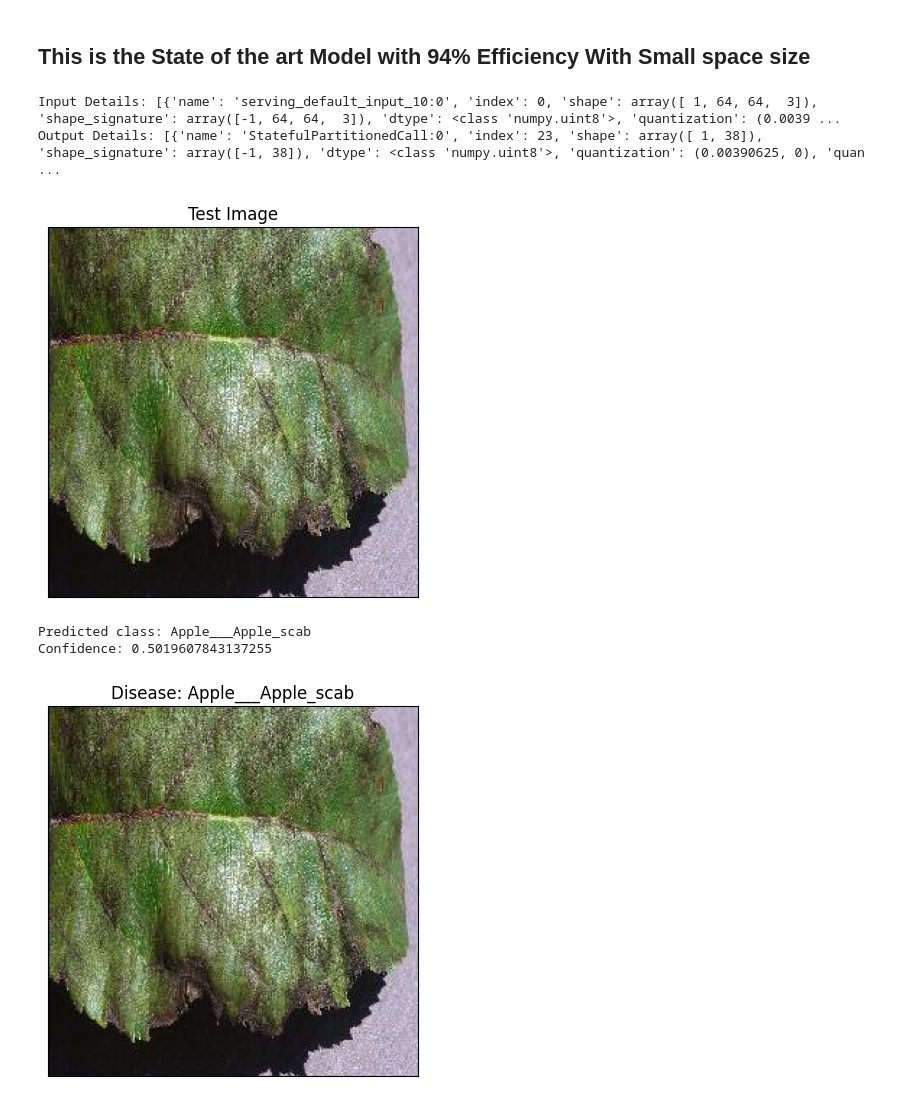
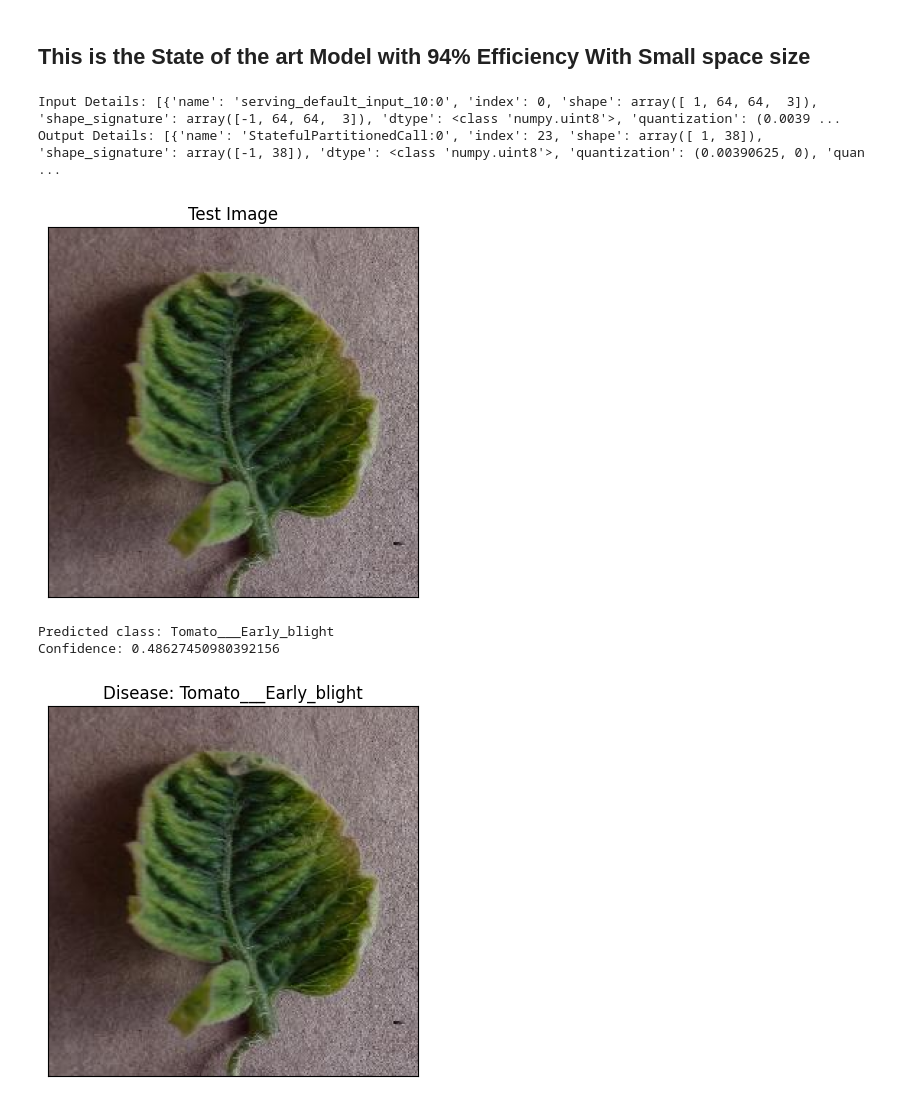
Before and after one commit to nike14rath/Plant-Disease-Monitoring, a Jupyter notebook: ESP32_testing.ipynb, the cells around one changed output. Drawn from its saved outputs; the diff is of its cells as text; code cells hidden in the pictures.

```diff
--- a/ESP32_testing.ipynb
+++ b/ESP32_testing.ipynb
@@ -466,6 +466,7 @@ class_names = ['Apple___Apple_scab',
  'Cherry_(including_sour)___Powdery_mildew',
  'Cherry_(including_sour)___healthy',
  'Corn_(maize)___Cercospora_leaf_spot Gray_leaf_spot',
+
  'Corn_(maize)___Common_rust_',
  'Corn_(maize)___Northern_Leaf_Blight',
  'Corn_(maize)___healthy',
@@ -501,11 +502,11 @@ class_names = ['Apple___Apple_scab',
 # image_path = "test/test/TomatoEarlyBlight5.JPG"
 # image_path = "test/test/CornCommonRust1.JPG"
 # image_path = "test/test/PotatoEarlyBlight5.JPG"
-# image_path = "test/test/PotatoHealthy2.JPG"
+# image_path = "test/PotatoHealthy2.JPG"
 # image_path = "test/test/TomatoEarlyBlight6.JPG"
-# image_path = "test/test/TomatoYellowCurlVirus2.JPG"
-image_path = "test/test/AppleScab3.JPG"
-
+image_path = "test/TomatoYellowCurlVirus2.JPG"
+# image_path = "test/AppleScab3.JPG"
+# image_path = "test/PotatoEarlyBlight4.JPG"
 img = cv2.imread(image_path)
 img = cv2.cvtColor(img, cv2.COLOR_BGR2RGB)
 
@@ -520,34 +521,34 @@ plt.show()
 img_resized = cv2.resize(img, (IMG_SIZE, IMG_SIZE))
 
 # Convert to uint8 (INT8 model requirement)
 img_input = np.expand_dims(img_resized, axis=0).astype(np.uint8)
 
 # Set input tensor
 interpreter.set_tensor(input_details[0]['index'], img_input)
 
 # Run inference
 interpreter.invoke()
 
 # Get prediction
 output_data = interpreter.get_tensor(output_details[0]['index'])
 
 predicted_index = np.argmax(output_data)
 predicted_class = class_names[predicted_index]
 confidence = output_data[0][predicted_index] / 255.0
 
 print("Predicted class:", predicted_class)
 print("Confidence:", confidence)
 
 # Show result on image
 plt.imshow(img)
 plt.title(f"Disease: {predicted_class}")
 plt.xticks([])
 plt.yticks([])
 plt.show()
 # %% [output]
 Input Details: [{'name': 'serving_default_input_10:0', 'index': 0, 'shape': array([ 1, 64, 64,  3]), 'shape_signature': array([-1, 64, 64,  3]), 'dtype': <class 'numpy.uint8'>, 'quantization': (0.0039 ...
 Output Details: [{'name': 'StatefulPartitionedCall:0', 'index': 23, 'shape': array([ 1, 38]), 'shape_signature': array([-1, 38]), 'dtype': <class 'numpy.uint8'>, 'quantization': (0.00390625, 0), 'quan ...
-[figure, old version]
+[figure, new version]
-Predicted class: Apple___Apple_scab
-Confidence: 0.5019607843137255
+Predicted class: Tomato___Early_blight
+Confidence: 0.48627450980392156
-[figure, old version]
+[figure, new version]
```
Also changed, not shown: parts of 1 cell of this notebook, 4 other files.
